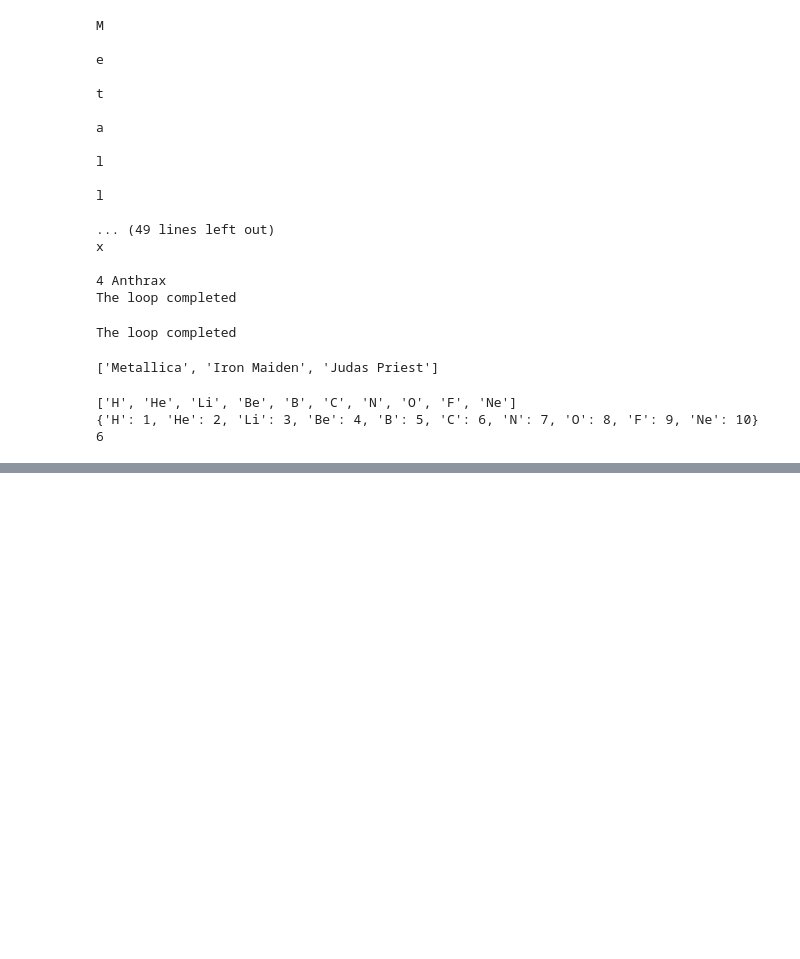
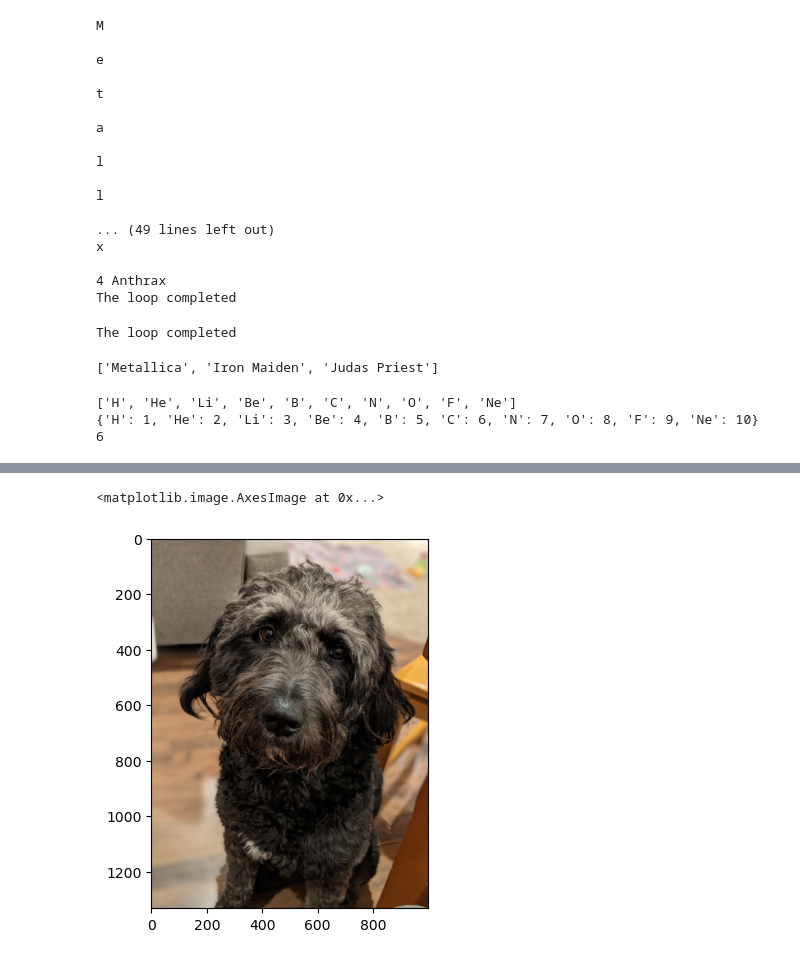
Before and after one commit to mana121/DrSpark_MSE2001python, a Jupyter notebook: mana_practice/prac_1.ipynb, the cells around one changed output, grey strips where cells are left out. Drawn from its saved outputs; the diff is of its cells as text; code cells hidden in the pictures; blank space fills up the shorter version.

```diff
--- a/mana_practice/prac_1.ipynb
+++ b/mana_practice/prac_1.ipynb
@@ -1369,0 +1710,6 @@ while liar==True:
+# %%
+import matplotlib.pyplot as plt
+plt.imshow(photo)
+# %% [output]
+<matplotlib.image.AxesImage at 0x...>
+[figure, added]
```
Also changed, not shown: parts of 50 cells of this notebook.
